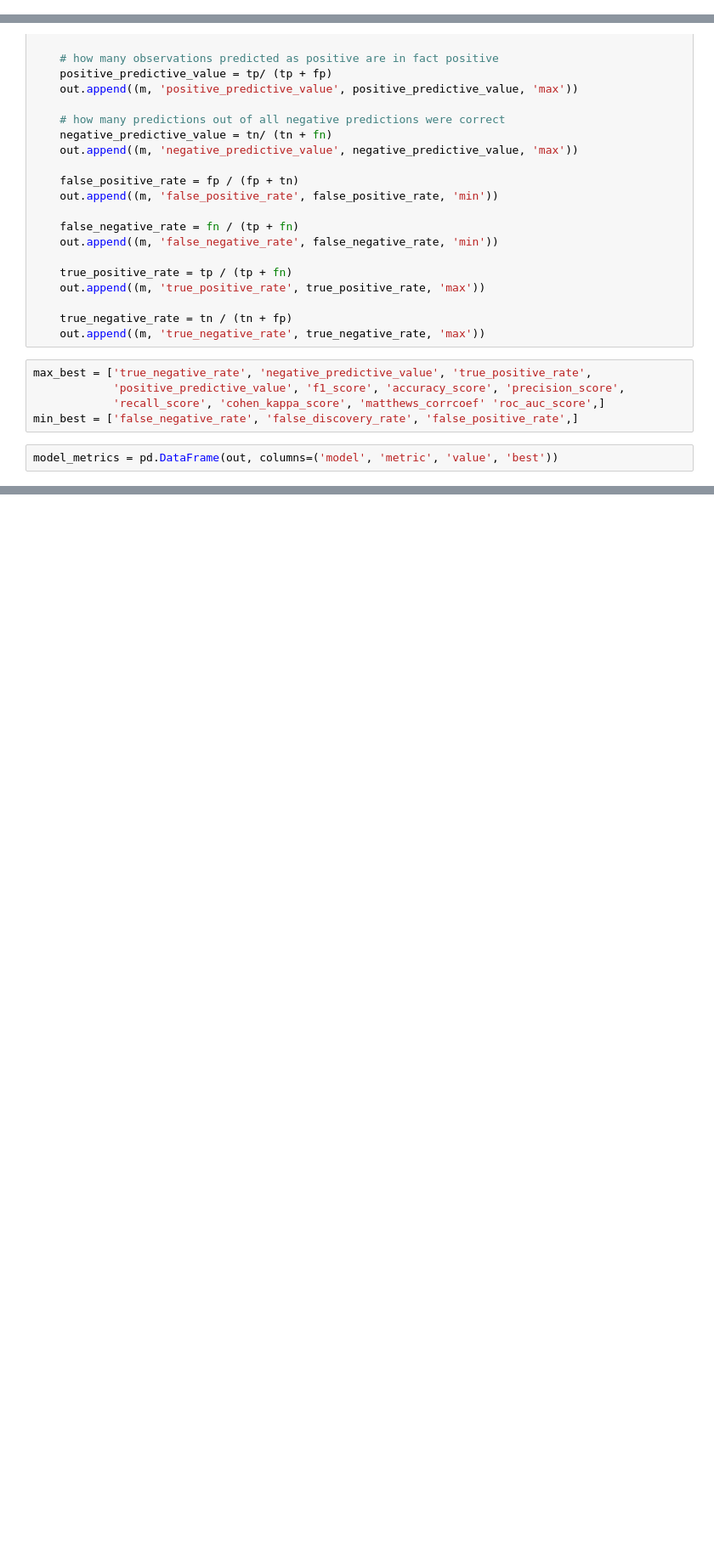
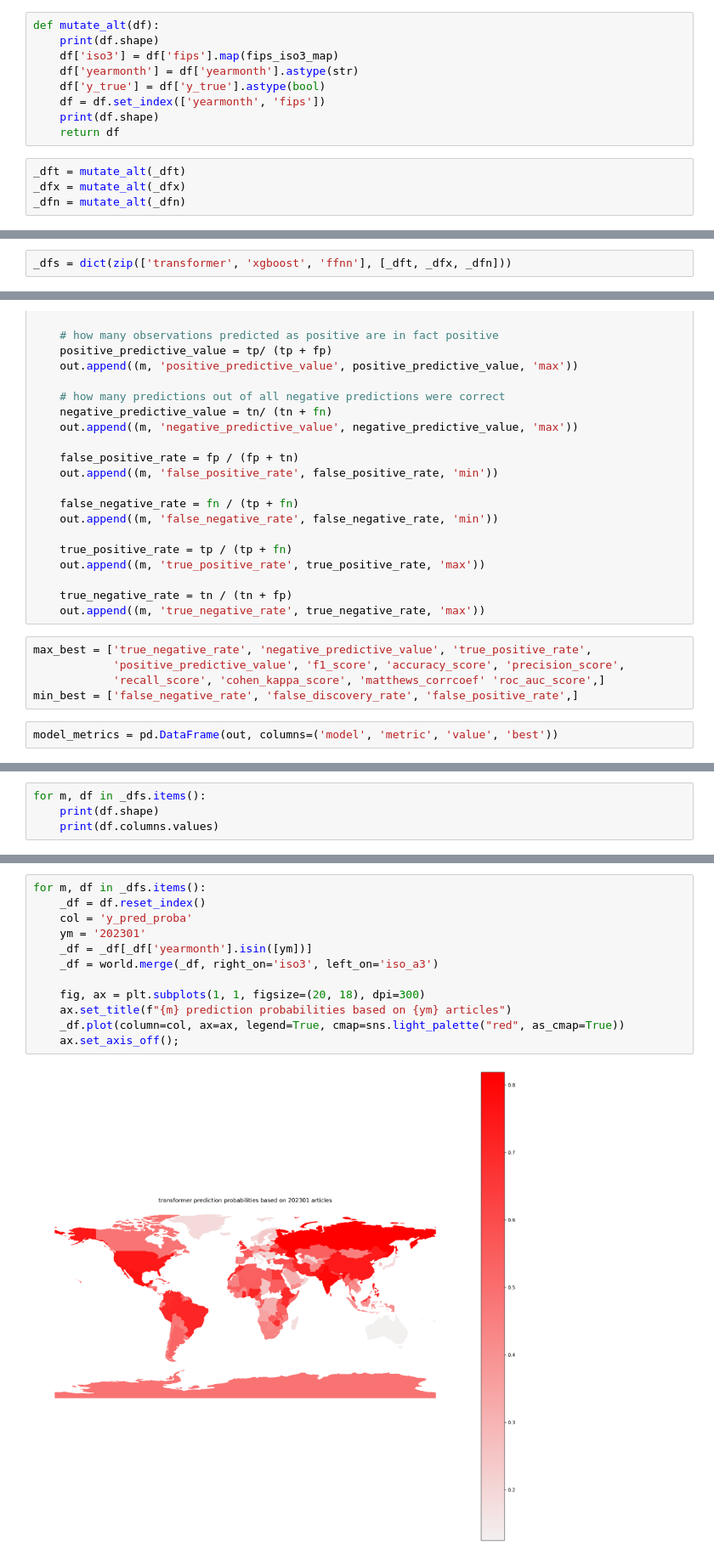
Before and after one commit to ewheeler/foresight, a Jupyter notebook: docs/hes_final/figs.ipynb, the cells around one changed output, grey strips where cells are left out. Shown at 85% size. Drawn from its saved outputs; the diff is of its cells as text; blank space fills up the shorter version.

```diff
--- a/docs/hes_final/figs.ipynb
+++ b/docs/hes_final/figs.ipynb
@@ -95,0 +88,13 @@ weighted avg       0.55      0.56      0.55       390
+# %%
+def mutate_alt(df):
+    print(df.shape)
+    df['iso3'] = df['fips'].map(fips_iso3_map)
+    df['yearmonth'] = df['yearmonth'].astype(str)
+    df['y_true'] = df['y_true'].astype(bool)
+    df = df.set_index(['yearmonth', 'fips'])
+    print(df.shape)
+    return df
+# %%
+_dft = mutate_alt(_dft)
+_dfx = mutate_alt(_dfx)
+_dfn = mutate_alt(_dfn)
@@ -95,0 +108,2 @@ weighted avg       0.55      0.56      0.55       390
+# %%
+_dfs = dict(zip(['transformer', 'xgboost', 'ffnn'], [_dft, _dfx, _dfn]))
@@ -335,0 +430,4 @@ plt.show()
+# %%
+for m, df in _dfs.items():
+    print(df.shape)
+    print(df.columns.values)
@@ -335,0 +446,14 @@ plt.show()
+# %%
+for m, df in _dfs.items():
+    _df = df.reset_index()
+    col = 'y_pred_proba'
+    ym = '202301'
+    _df = _df[_df['yearmonth'].isin([ym])]
+    _df = world.merge(_df, right_on='iso3', left_on='iso_a3')
+
+    fig, ax = plt.subplots(1, 1, figsize=(20, 18), dpi=300)
+    ax.set_title(f"{m} prediction probabilities based on {ym} articles")
+    _df.plot(column=col, ax=ax, legend=True, cmap=sns.light_palette("red", as_cmap=True))
+    ax.set_axis_off();
+# %% [output]
+[figure, added]
```
Also changed, not shown: parts of 36 cells of this notebook.
